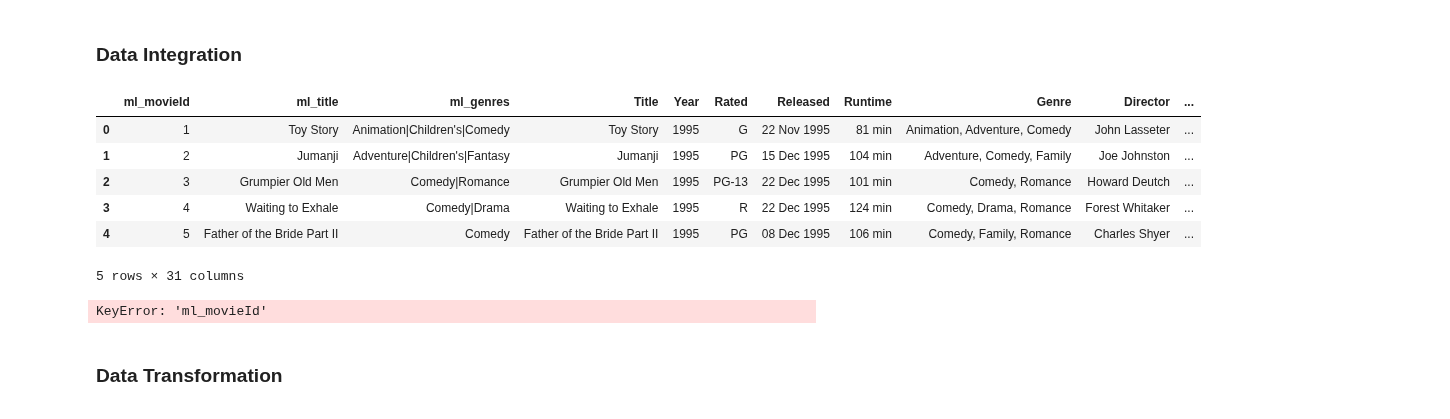
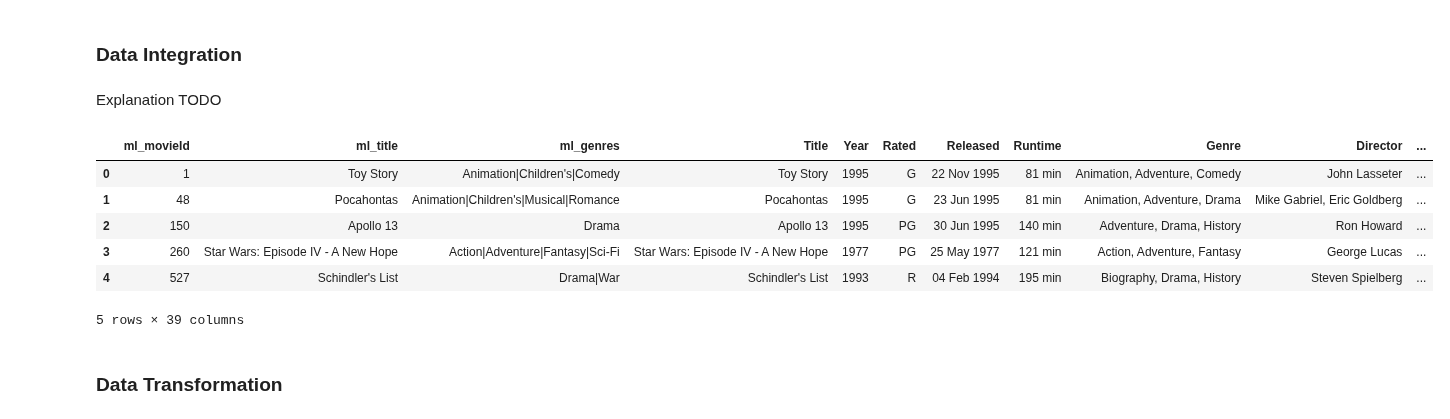
Before and after one commit to FabioArdi/morebo, a Jupyter notebook: final.ipynb, the cells around one changed output. Cells and saved outputs as stored; diff of their text form; code cells hidden in the pictures.

Commit message:
Implemented merge

```diff
--- a/final.ipynb
+++ b/final.ipynb
@@ -358,23 +358,21 @@ Final explanation TODO
 ## Unifying & Transformation
 # %% [markdown]
 ### Data Integration
-# %%
-movies.head()
-# %% [output]
-|  | ml_movieId | ml_title | ml_genres | Title | Year | Rated | Released | Runtime | Genre | Director | ... |
-| 0 | 1 | Toy Story | Animation|Children's|Comedy | Toy Story | 1995 | G | 22 Nov 1995 | 81 min | Animation, Adventure, Comedy | John Lasseter | ... |
-| 1 | 2 | Jumanji | Adventure|Children's|Fantasy | Jumanji | 1995 | PG | 15 Dec 1995 | 104 min | Adventure, Comedy, Family | Joe Johnston | ... |
-| 2 | 3 | Grumpier Old Men | Comedy|Romance | Grumpier Old Men | 1995 | PG-13 | 22 Dec 1995 | 101 min | Comedy, Romance | Howard Deutch | ... |
-| 3 | 4 | Waiting to Exhale | Comedy|Drama | Waiting to Exhale | 1995 | R | 22 Dec 1995 | 124 min | Comedy, Drama, Romance | Forest Whitaker | ... |
-| 4 | 5 | Father of the Bride Part II | Comedy | Father of the Bride Part II | 1995 | PG | 08 Dec 1995 | 106 min | Comedy, Family, Romance | Charles Shyer | ... |
-5 rows × 31 columns
+# %% [markdown]
+Explanation TODO
 # %%
 # Merge the data
-merged = pd.merge(movies, ratings, left_on='ml_movieId', right_on='movieId' how='inner')
+merged = pd.merge(movies, ratings, left_on='ml_movieId', right_on='movieId', how='inner')
 merged = pd.merge(merged, users, on='userId', how='inner')
 merged.head()
 # %% [output]
+|  | ml_movieId | ml_title | ml_genres | Title | Year | Rated | Released | Runtime | Genre | Director | ... |
+| 0 | 1 | Toy Story | Animation|Children's|Comedy | Toy Story | 1995 | G | 22 Nov 1995 | 81 min | Animation, Adventure, Comedy | John Lasseter | ... |
+| 1 | 48 | Pocahontas | Animation|Children's|Musical|Romance | Pocahontas | 1995 | G | 23 Jun 1995 | 81 min | Animation, Adventure, Drama | Mike Gabriel, Eric Goldberg | ... |
+| 2 | 150 | Apollo 13 | Drama | Apollo 13 | 1995 | PG | 30 Jun 1995 | 140 min | Adventure, Drama, History | Ron Howard | ... |
+| 3 | 260 | Star Wars: Episode IV - A New Hope | Action|Adventure|Fantasy|Sci-Fi | Star Wars: Episode IV - A New Hope | 1977 | PG | 25 May 1977 | 121 min | Action, Adventure, Fantasy | George Lucas | ... |
+| 4 | 527 | Schindler's List | Drama|War | Schindler's List | 1993 | R | 04 Feb 1994 | 195 min | Biography, Drama, History | Steven Spielberg | ... |
-KeyError: 'ml_movieId'
+5 rows × 39 columns
 # %% [markdown]
 ### Data Transformation
 # %% [markdown]
```
